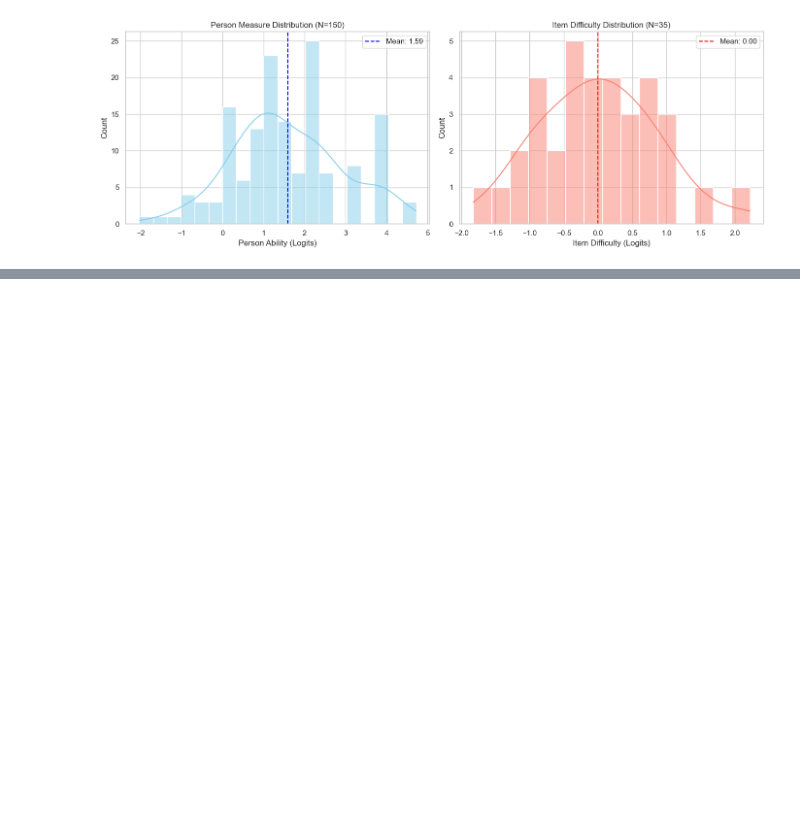
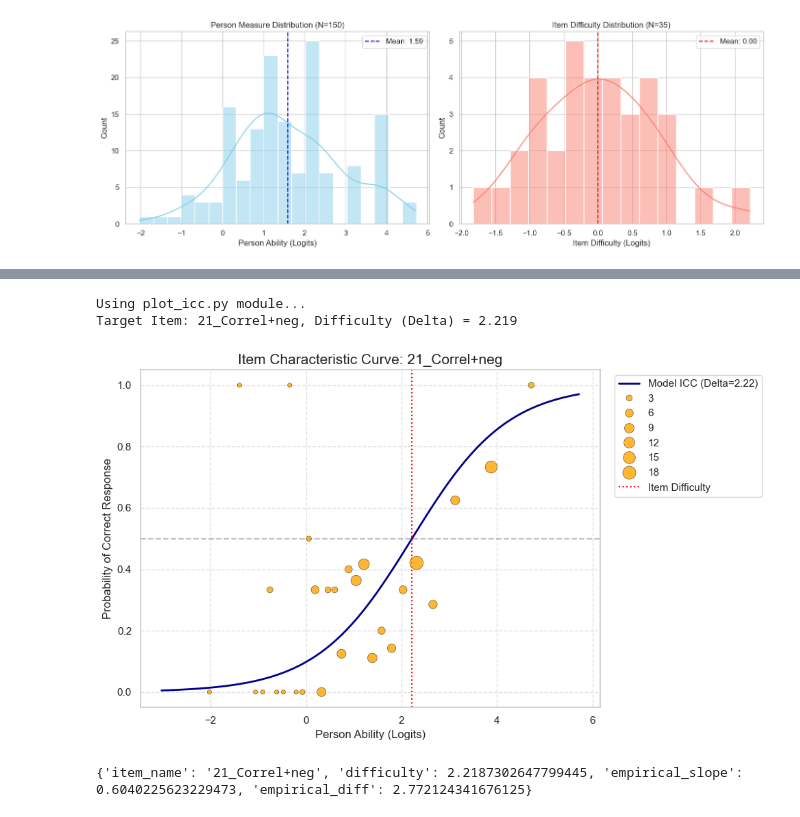
Before and after one commit to yongduek/RaschModeling, a Jupyter notebook: rasch_cmle_visuals.ipynb, the cells around one changed output, grey strips where cells are left out. Saved outputs shown, nothing was run; the diff lists cells and outputs as text; code cells hidden in the pictures; blank space fills up the shorter version.

```diff
--- a/rasch_cmle_visuals.ipynb
+++ b/rasch_cmle_visuals.ipynb
@@ -181,0 +190,29 @@ if persons_df is not None:
+# %%
+# Import ICC Plotting Function
+try:
+    from readBLOT import read_blot_data
+except ImportError:
+    pass
+
+import sys
+import os
+# Ensure current directory is in path (if not already)
+if os.getcwd() not in sys.path:
+    sys.path.append(os.getcwd())
+
+import plot_icc
+import importlib
+importlib.reload(plot_icc) # Reload module to pick up any changes if re-running
+
+# Load Data Once
+raw_df = read_blot_data('blot.txt')
+
+print("Using plot_icc.py module...")
+# Plot Item 21 (suppress image, show metrics)
+res_21 = plot_icc.plot_icc(21, items_df, persons_df, raw_df, color='darkblue', show=True, compute_slope=True)
+print({k: v for k, v in res_21.items() if k in ['item_name', 'difficulty', 'empirical_slope', 'empirical_diff']})
+# %% [output]
+Using plot_icc.py module...
+Target Item: 21_Correl+neg, Difficulty (Delta) = 2.219
+[figure, added]
+{'item_name': '21_Correl+neg', 'difficulty': 2.2187302647799445, 'empirical_slope': 0.6040225623229473, 'empirical_diff': 2.772124341676125}
```
Also changed, not shown: parts of 9 cells of this notebook, 2 other files.
